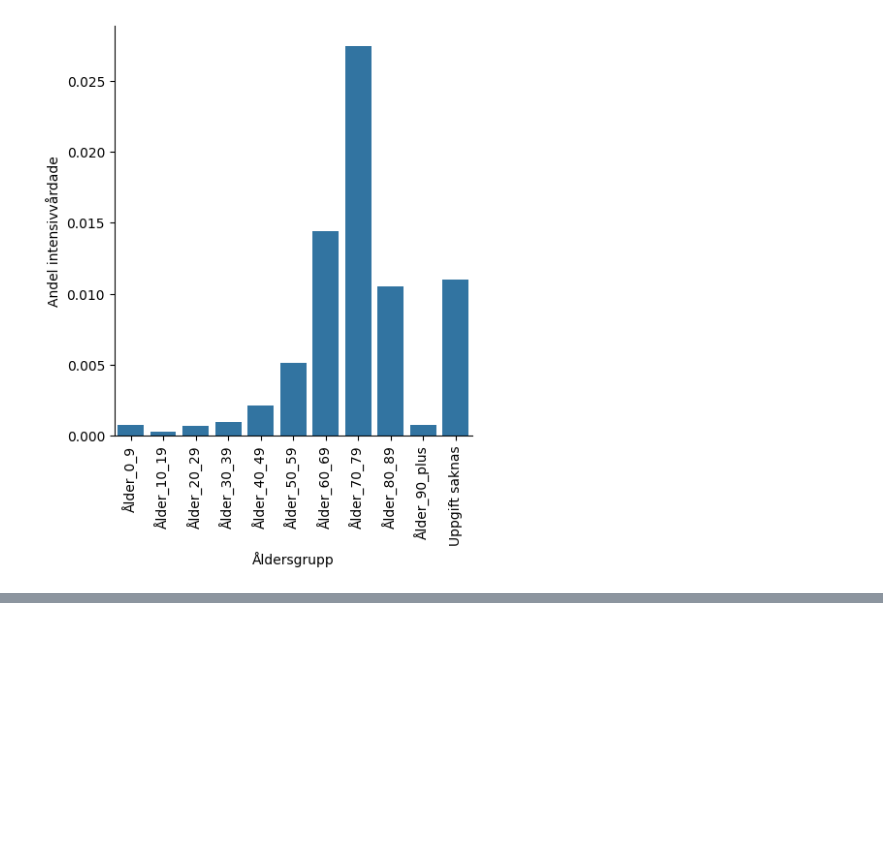
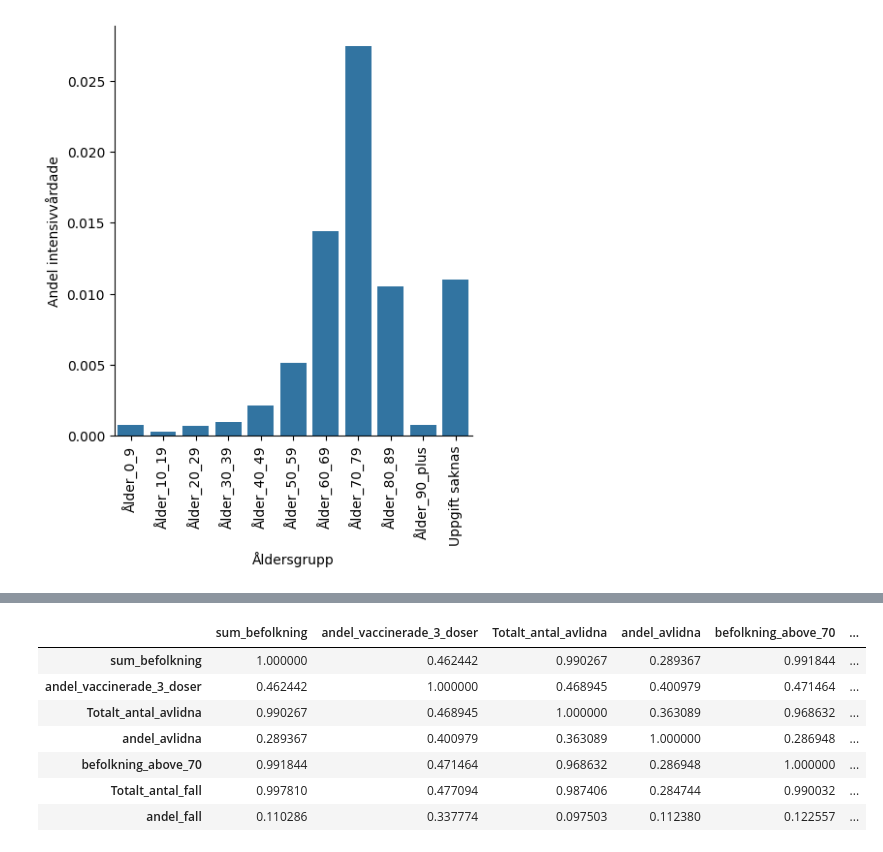
Before and after one commit to yomo001/databehandling-YOUNIS-MOUSSAVI, a Jupyter notebook: Laboration/lab1_uppgift3.ipynb, the cells around one changed output, grey strips where cells are left out. Drawn from its saved outputs; the diff is of its cells as text; code cells hidden in the pictures; blank space fills up the shorter version.

```diff
--- a/Laboration/lab1_uppgift3.ipynb
+++ b/Laboration/lab1_uppgift3.ipynb
@@ -128,0 +254,4 @@ px.bar(vaccinerade_tiddserie, x = "Vecka2", y = "Andel vaccinerade",color = "Vac
+# %%
+# Adding andel above 70 to final_table
+
+part_table["andel_above_70"] = final_table["befolkning_above_70"]/final_table["sum_befolkning"]
@@ -128,0 +300,15 @@ px.bar(vaccinerade_tiddserie, x = "Vecka2", y = "Andel vaccinerade",color = "Vac
+# %%
+# Correlation analysis
+
+correlation_matrix = final_table.corr().abs()
+
+correlation_matrix
+# %% [output]
+|  | sum_befolkning | andel_vaccinerade_3_doser | Totalt_antal_avlidna | andel_avlidna | befolkning_above_70 | ... |
+| sum_befolkning | 1.000000 | 0.462442 | 0.990267 | 0.289367 | 0.991844 | ... |
+| andel_vaccinerade_3_doser | 0.462442 | 1.000000 | 0.468945 | 0.400979 | 0.471464 | ... |
+| Totalt_antal_avlidna | 0.990267 | 0.468945 | 1.000000 | 0.363089 | 0.968632 | ... |
+| andel_avlidna | 0.289367 | 0.400979 | 0.363089 | 1.000000 | 0.286948 | ... |
+| befolkning_above_70 | 0.991844 | 0.471464 | 0.968632 | 0.286948 | 1.000000 | ... |
+| Totalt_antal_fall | 0.997810 | 0.477094 | 0.987406 | 0.284744 | 0.990032 | ... |
+| andel_fall | 0.110286 | 0.337774 | 0.097503 | 0.112380 | 0.122557 | ... |
```
Also changed, not shown: parts of 38 cells of this notebook, 4 other files.
